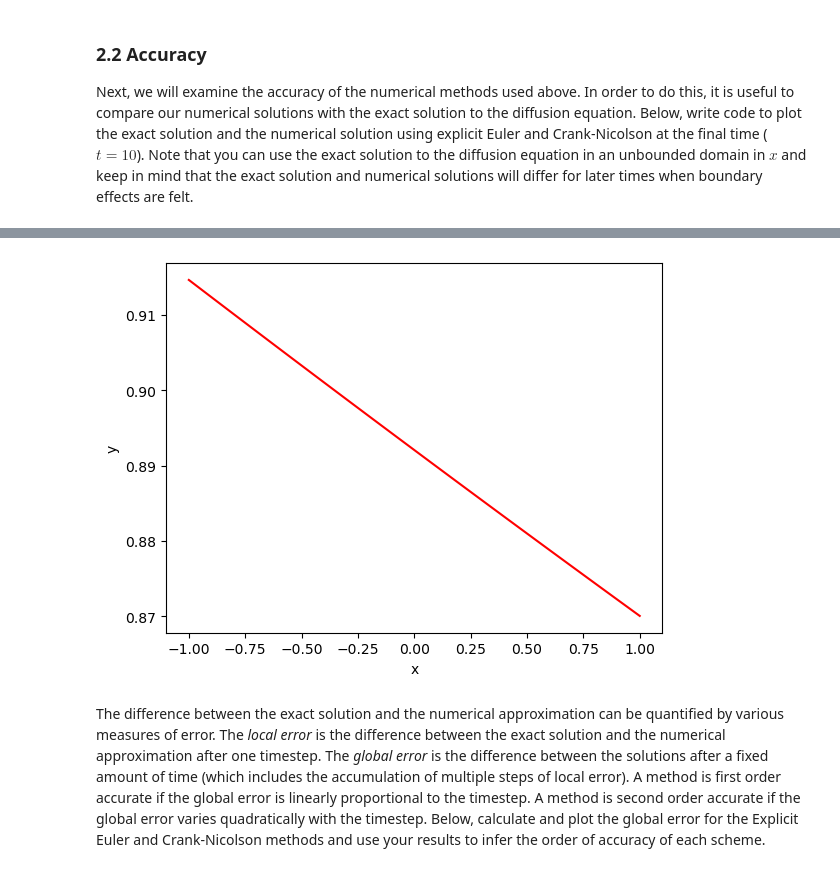
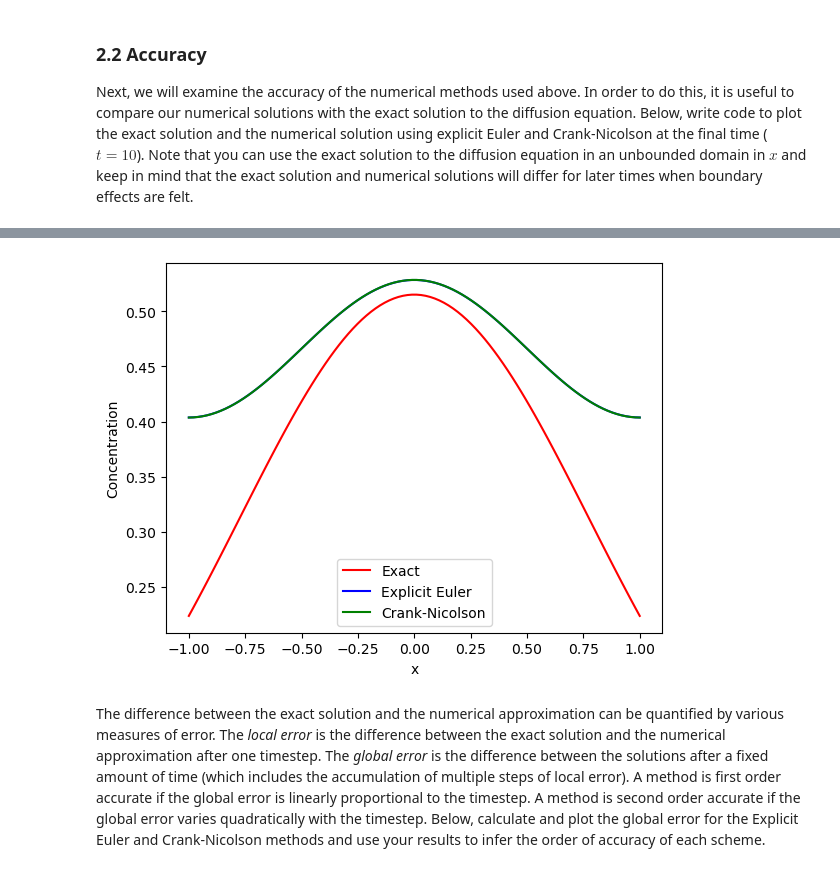
Before and after one commit to Ealish241/QCES, a Jupyter notebook: Project1_numerical_methods.ipynb, the cells around one changed output, grey strips where cells are left out. Saved outputs shown, nothing was run; the diff lists cells and outputs as text; code cells hidden in the pictures.

```diff
--- a/Project1_numerical_methods.ipynb
+++ b/Project1_numerical_methods.ipynb
@@ -224,7 +224,7 @@ def set_ics(x, kappa, t_ic):
 Finally, define some parameters and the x and t vectors:
 # %%
 # Defining parameters
-kappa = 0.01  # diffusivity
+kappa = 0.015  # diffusivity
 
 # Timestepping parameters
 t_start = 0  # start time (note that this is not the same time used to evaluate the exact solution to set the ICs)
@@ -284,13 +284,15 @@ Next, we will examine the accuracy of the numerical methods used above. In order
 # %%
 # Add code to plot exact and numerical solutions
 
+exact = np.ones(len(x))*((1/(4*np.pi*kappa*(10+10))))**(1/2)*np.exp(-(x**2)/(4*kappa*(10+10)))
+c_e = EE(x, t, kappa)[:,-1]
+c_cn = CN(x, t, kappa)[:,-1]
 
-exact = np.ones(len(x))*((1/(4*np.pi*kappa*10))**(1/2))*np.exp(-(x**2)/(4*x*10))
-
-plt.plot(x,exact,'r-')
-#plt.plot(x,theta,'b-')
-#plt.legend(['Surface temperature','Deep ocean temperature'])
+plt.plot(x,exact,'r-', label = 'Exact')
+plt.plot(x,c_e,'b-', label = 'Explicit Euler')
+plt.plot(x,c_cn,'g-', label = 'Crank-Nicolson')
+plt.legend()
 plt.xlabel('x')
-plt.ylabel('y')
+plt.ylabel('Concentration')
 plt.show()
 # %% [output]
@@ -297,4 +301,4 @@ plt.show()
-[figure, old version]
+[figure, new version]
 # %% [markdown]
 The difference between the exact solution and the numerical approximation can be quantified by various measures of error. The *local error* is the difference between the exact solution and the numerical approximation after one timestep. The *global error* is the difference between the solutions after a fixed amount of time (which includes the accumulation of multiple steps of local error). A method is first order accurate if the global error is linearly proportional to the timestep. A method is second order accurate if the global error varies quadratically with the timestep. Below, calculate and plot the global error for the Explicit Euler and Crank-Nicolson methods and use your results to infer the order of accuracy of each scheme.
 # %% [markdown]
```
Also changed, not shown: parts of 4 cells of this notebook.
